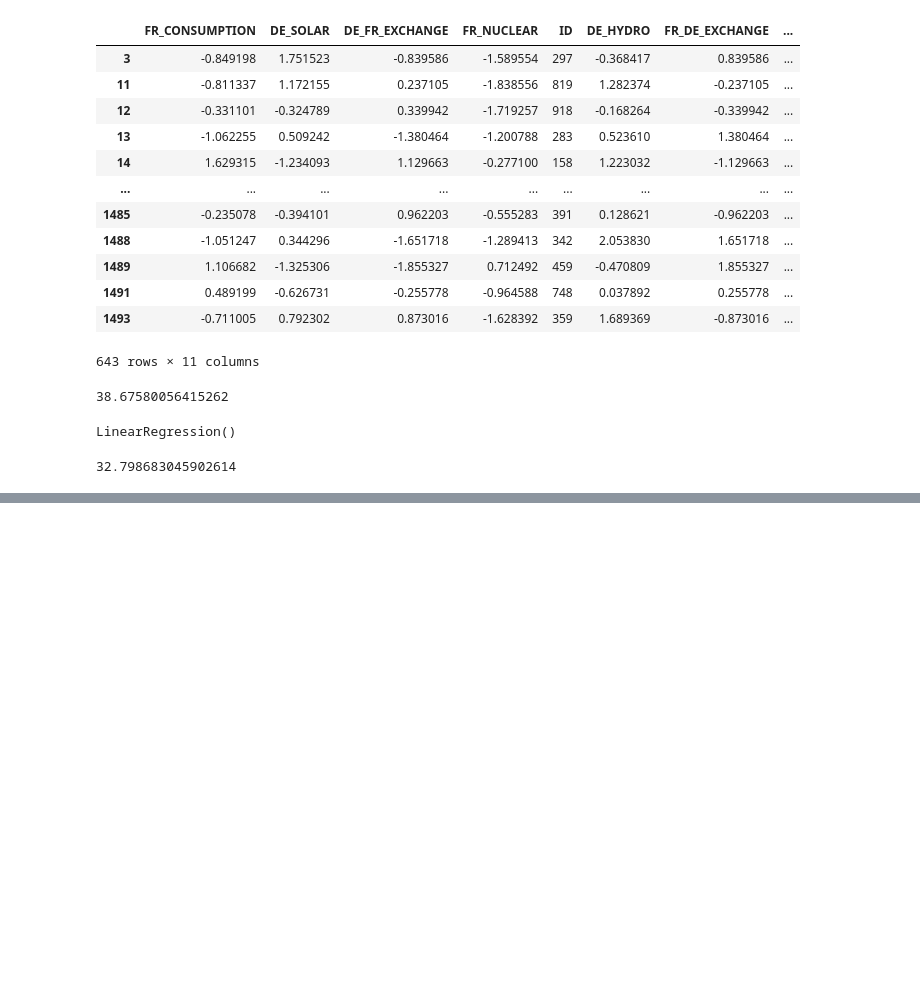
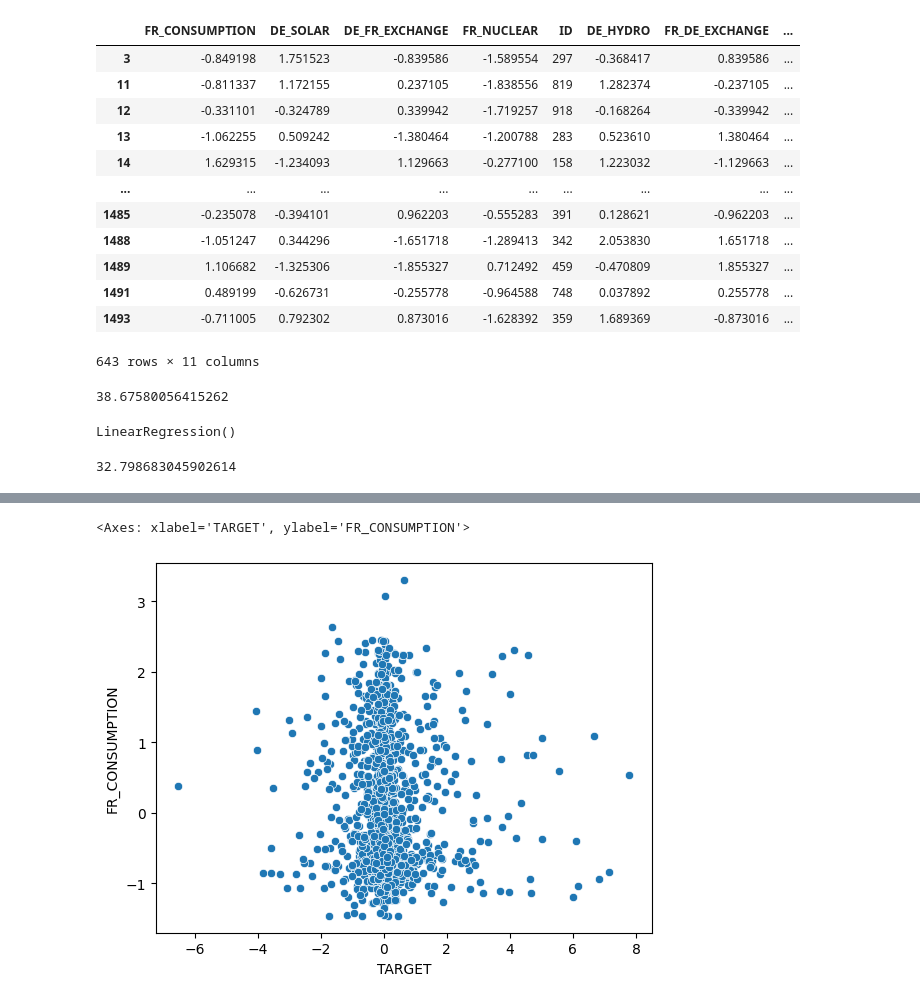
Before and after one commit to benJames9/QRT_Algo, a Jupyter notebook: predict.ipynb, the cells around one changed output, grey strips where cells are left out. Drawn from its saved outputs; the diff is of its cells as text; code cells hidden in the pictures; blank space fills up the shorter version.

```diff
--- a/predict.ipynb
+++ b/predict.ipynb
@@ -162,0 +220,7 @@ pls_fr = PLSRegression
+# %%
+sns.scatterplot(data = merged_df, x = 'TARGET', y ='FR_CONSUMPTION')
+
+# Shows standardised data
+# %% [output]
+<Axes: xlabel='TARGET', ylabel='FR_CONSUMPTION'>
+[figure, added]
```
Also changed, not shown: parts of 7 cells of this notebook, 1 other file.
